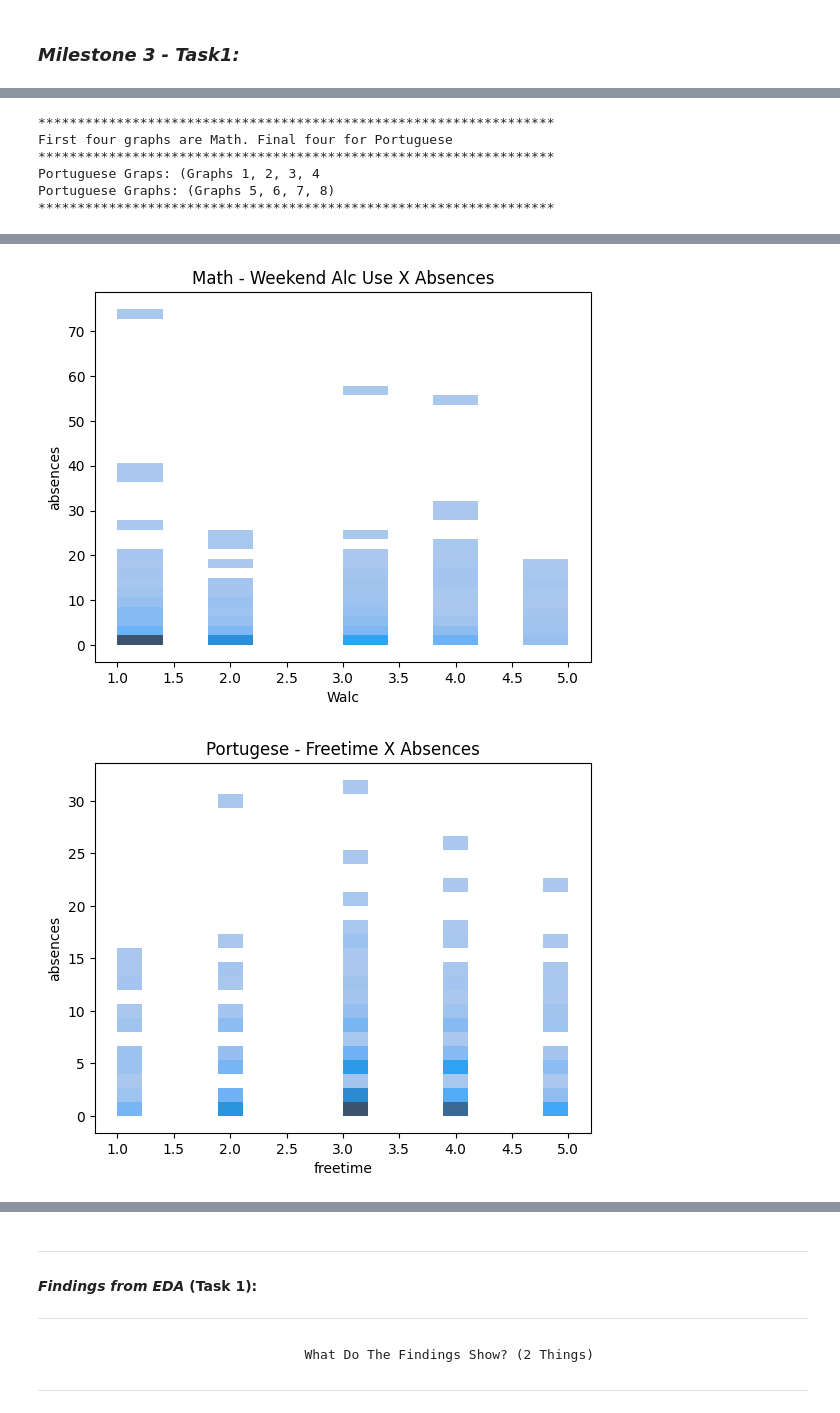
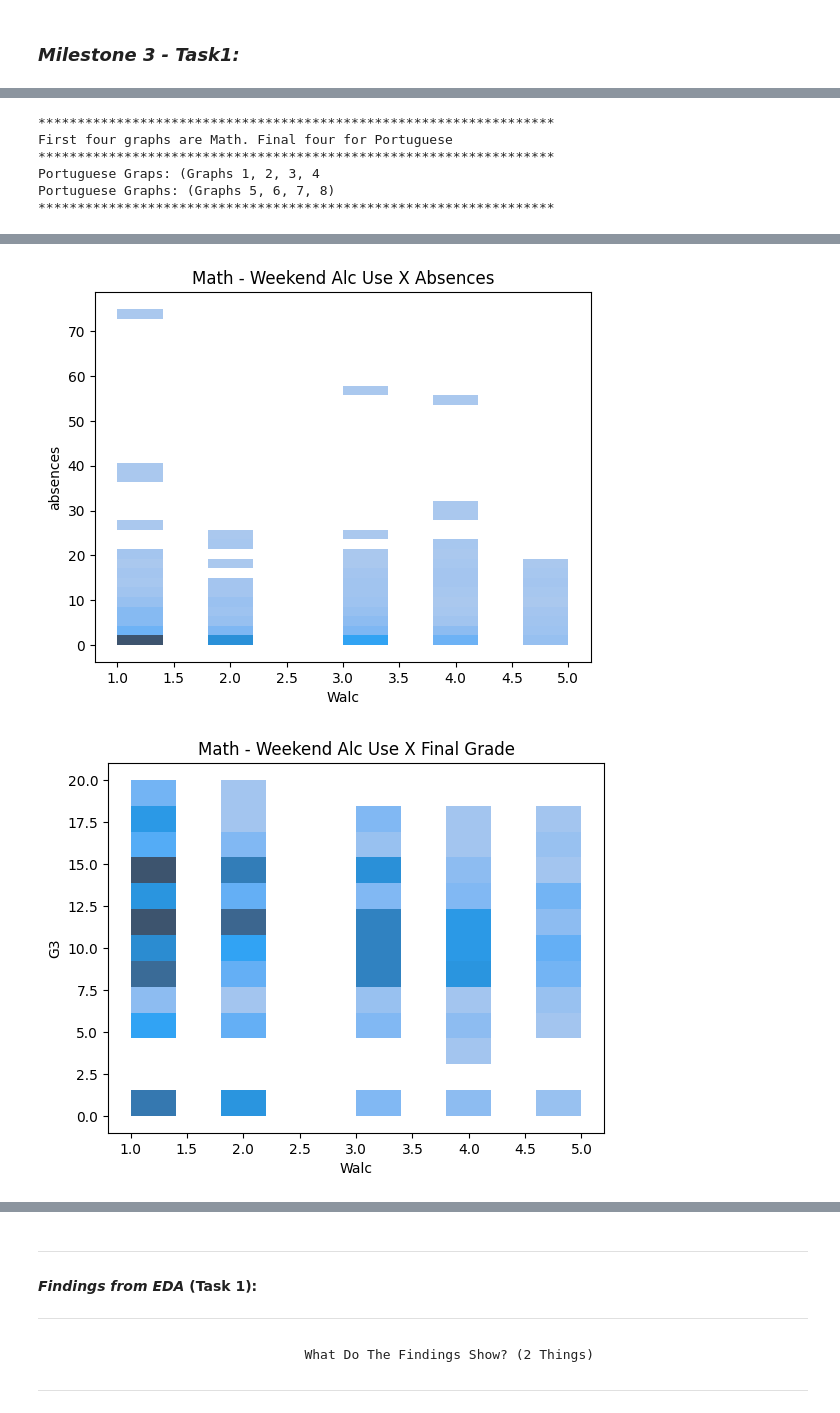
Before and after one commit to ubco-W2022T1-cosc301/project-group05, a Jupyter notebook: notebooks/analysis3.ipynb, the cells around one changed output, grey strips where cells are left out. Drawn from its saved outputs; the diff is of its cells as text; code cells hidden in the pictures.

```diff
--- a/notebooks/analysis3.ipynb
+++ b/notebooks/analysis3.ipynb
@@ -110,48 +107,57 @@ print("Portuguese Graps: (Graphs 1, 2, 3, 4")
 print("Portuguese Graphs: (Graphs 5, 6, 7, 8)")
 print("******************************************************************")
 
-#Freetime X Absences
+#Freetime X Absences (Math)
 a = sns.histplot(data=df, x='freetime', y='absences')
 a.set_title("Math - Freetime X Absences")
 plt.show()
-#Final Grade X Absences
+#Final Grade X Absences (Math)
 b = sns.histplot(data=df, x='G3', y='absences')
 b.set_title("Math - Final Grade X Absences")
 plt.show()
-#Freetime X Final Grade
+#Freetime X Final Grade (Math)
 c = sns.histplot(data=df, x='freetime', y='G3')
 c.set_title("Math - Freetime X Final Grade")
 plt.show()
-#Weekend ALC Use X Absences
+#Weekend ALC Use X Absences (Math)
 d = sns.histplot(data=df, x='Walc', y='absences')
 d.set_title("Math - Weekend Alc Use X Absences")
 plt.show()
+#Weekend ALC use X Final Grade (Math)
+q = sns.histplot(data=df, x='Walc', y='G3')
+q.set_title("Math - Weekend Alc Use X Final Grade")
+plt.show()
 
-#Freetime X Absences
+#Freetime X Absences (Portugese)
 e = sns.histplot(data=df2, x='freetime', y='absences')
 e.set_title("Portugese - Freetime X Absences")
 plt.show()
-#Final Grade X Absences
-f = sns.histplot(data=df2, x='freetime', y='absences')
+#Final Grade X Absences (Portugese)
+f = sns.histplot(data=df2, x='G3', y='absences')
 f.set_title("Portugese - Final Grade X Absences")
 plt.show()
-#Freetime X Final Grade
-g = sns.histplot(data=df2, x='freetime', y='absences')
+#Freetime X Final Grade (Portugese)
+g = sns.histplot(data=df2, x='freetime', y='G3')
 g.set_title("Portugese - Freetime X Final Grade")
 plt.show()
-#Weekend ALC Use X Absences
-h = sns.histplot(data=df2, x='freetime', y='absences')
+#Weekend ALC Use X Absences (Portugese)
+h = sns.histplot(data=df2, x='Walc', y='absences')
+h.set_title("Portugese - Weekend ALC use X Absences")
+plt.show()
 h.set_title("Portugese - Weekend Alc Use X Absences")
+#Weekend ALC Use X Final Grade (Portugese)
+i = sns.histplot(data=df2, x='Walc', y='G3')
+i.set_title("Portugese - Weekend Alc Use X Final Grade")
 plt.show()
 # %% [output]
 ******************************************************************
 First four graphs are Math. Final four for Portuguese
 ******************************************************************
 Portuguese Graps: (Graphs 1, 2, 3, 4
 Portuguese Graphs: (Graphs 5, 6, 7, 8)
 ******************************************************************
 [figure]
 [figure]
 [figure]
 [figure]
-[figure, old version]
+[figure, new version]
```
Also changed, not shown: parts of 6 cells of this notebook, 2 other files.
